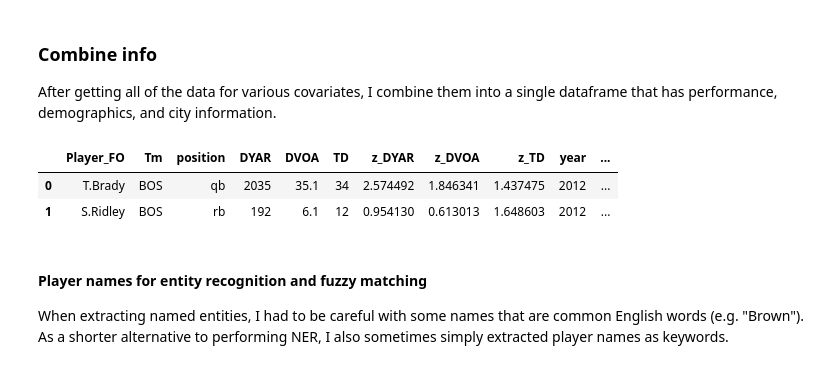
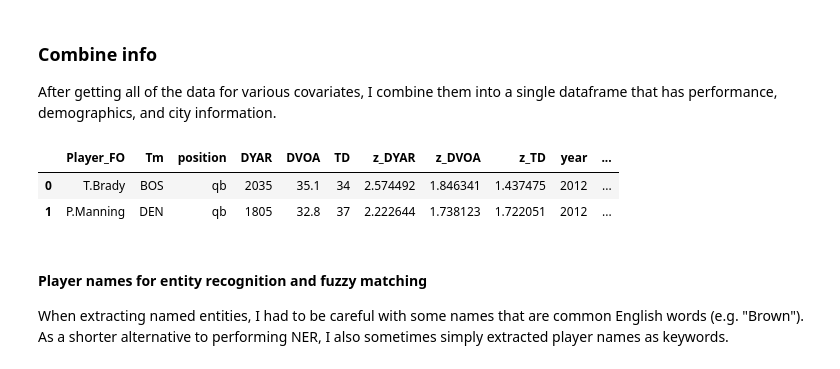
Before and after one commit to map222/trailofpapers, a Jupyter notebook: sentiment_sports/nfl-sentiment.ipynb, the cells around one changed output. Cells and saved outputs as stored; diff of their text form; code cells hidden in the pictures.

```diff
--- a/sentiment_sports/nfl-sentiment.ipynb
+++ b/sentiment_sports/nfl-sentiment.ipynb
@@ -75,6 +76,9 @@ sid.lexicon.update({word:0.1 for word in stat_words})
 sid.lexicon.update({word:0 for word in neutral_words})
 sid.lexicon.update({word:-0.5 for word in bad_words})
 sid.lexicon.update({word:1 for word in great_words})
+# %%
+city_mapping = {'ARI':'PHO', 'CAR':'CHO', 'GNB':'GB', 'JAX':'JAC', 'KAN':'KC', 'LACH':'LAC', 'LARM':'LAR',
+                'NE':'BOS', 'NWE':'BOS', 'NOR':'NOP', 'NO':'NOP', 'SD':'SDG','SFO':'SF', 'TAM':'TB'}
 # %% [markdown]
 ## 1. Load player demographic and performance data
 ### Demographics
@@ -125,6 +131,7 @@ player_map = {'ej manuel':'ej manuel',
 demo_df['player_join'] = demo_df.apply(lambda row: player_map[row['Player']] if row['Player'] in player_map else row['player_join'], axis=1)
 position_map = {'fb':'rb'}
 demo_df['position'] = demo_df['position'].replace(position_map)
+demo_df['Tm'] = demo_df['Tm'].replace(city_mapping)
 # %% [markdown]
 #### Player performance
 For player performance, I download data from `footballoutsiders.com`
@@ -136,6 +143,3 @@ performance_df = pd.concat([spd.get_year_performance_nfl(year) for year in list(
 performance_df = (pd.read_csv('d:/data/sentiment_sports/nfl_stats_2012-2017.tsv', sep='\t')
                     .rename(columns={'Team':'Tm'}))
 performance_df['player_join'] = performance_df['Player'].str.replace('.', ' ').str.lower()
-# %%
-city_mapping = {'NE':'BOS', 'NO':'NOP', 'CAR':'CHO', 'SD':'SDG', 'LACH':'LAC', 'LARM':'LAR'}
-performance_df['Tm'] = performance_df['Tm'].replace(city_mapping)
@@ -152,3 +182,5 @@ team_df= pd.read_csv('d:/data/sentiment_sports/covariates/nfl_teams_2012-2018.ts
+# %%
+salary_df = pd.read_csv('d:/data/sentiment_sports/covariates/nfl_salary.tsv', sep='\t')
 # %% [markdown]
 #### City demographics
 When thinking about race, we considered whether the demographics of the city influence player popularity. I downloaded census and polling data for NFL cities.
@@ -172,19 +204,20 @@ vote_df = pd.read_csv('d:/data/sentiment_sports/covariates/msa_votes.tsv', sep='
 ### Combine info
 After getting all of the data for various covariates, I combine them into a single dataframe that has performance, demographics, and city information.
 # %%
-covariates_df = (performance_df.merge(demo_df, on = ['player_join', 'position'], how='left', suffixes=('_FO', ''))
+covariates_df = (performance_df.merge(demo_df, on = ['player_join', 'position', 'Tm', 'year'], how='left', suffixes=('_FO', ''))
                              .merge(race_nfl_df, on='Player', how='left')
+                             .merge(salary_df, on=['Player', 'year'], how='left')
 #                      .merge(team_df, on=['Tm', 'year'])
-                      .merge(city_df, on='Tm')
-#                      .merge(vote_df, on='Tm')
+                      .merge(city_df, on='Tm', how='left')
+                      .merge(vote_df, on='Tm', how='left')
                       .dropna(subset= ['start_year'])
                 )
 covariates_df['experience'] = covariates_df['year'] - covariates_df['start_year']
 covariates_df.head(2)
 # %% [output]
 |  | Player_FO | Tm | position | DYAR | DVOA | TD | z_DYAR | z_DVOA | z_TD | year | ... |
 | 0 | T.Brady | BOS | qb | 2035 | 35.1 | 34 | 2.574492 | 1.846341 | 1.437475 | 2012 | ... |
-| 1 | S.Ridley | BOS | rb | 192 | 6.1 | 12 | 0.954130 | 0.613013 | 1.648603 | 2012 | ... |
+| 1 | P.Manning | DEN | qb | 1805 | 32.8 | 37 | 2.222644 | 1.738123 | 1.722051 | 2012 | ... |
 # %% [markdown]
 #### Player names for entity recognition and fuzzy matching
 When extracting named entities, I had to be careful with some names that are common English words (e.g. "Brown"). As a shorter alternative to performing NER, I also sometimes simply extracted player names as keywords.
```
Also changed, not shown: parts of 73 cells of this notebook, 5 other files.
